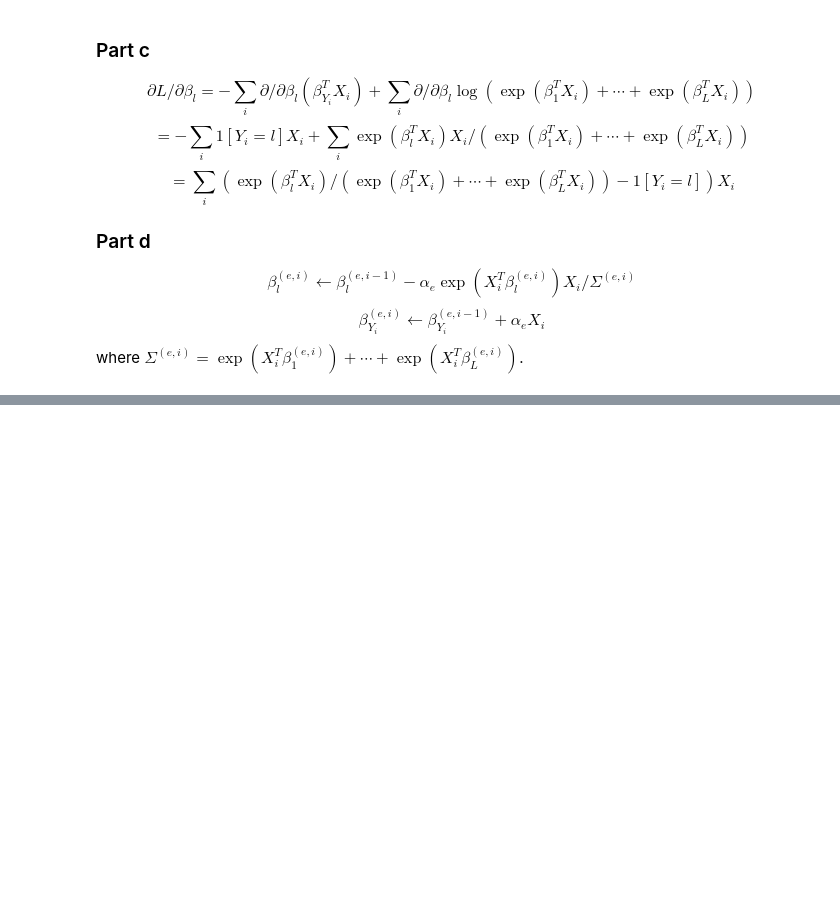
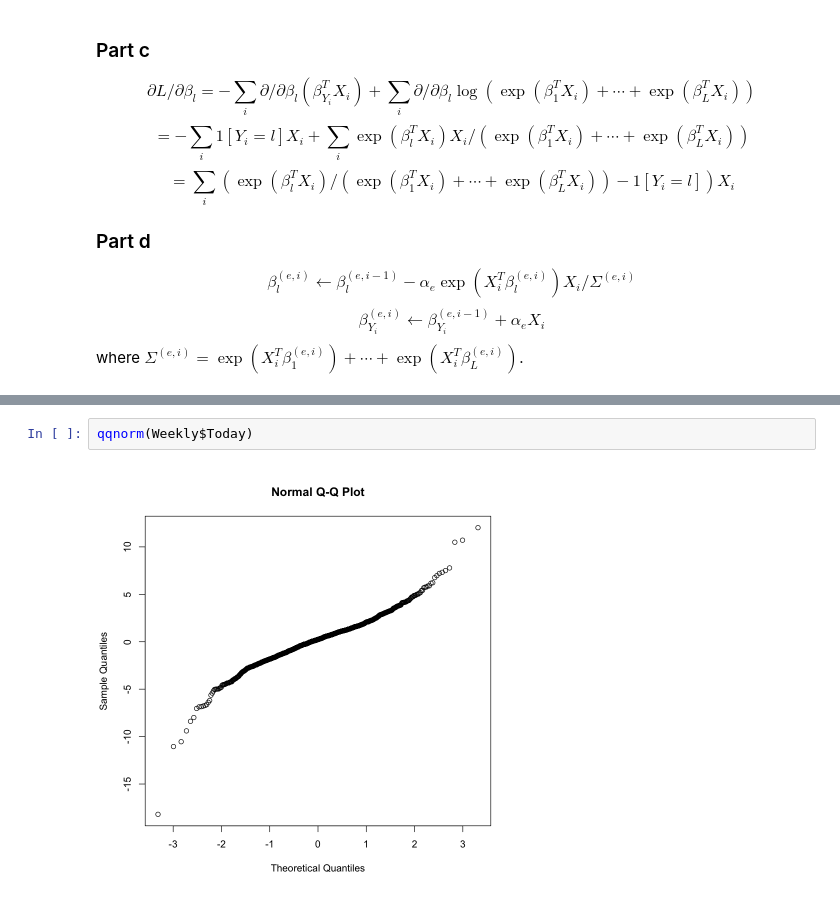
Before and after one commit to walkin-through-the-forest/ST443, a Jupyter notebook: hw03.ipynb, the cells around one changed output, grey strips where cells are left out. Saved outputs shown, nothing was run; the diff lists cells and outputs as text; blank space fills up the shorter version.

```diff
--- a/hw03.ipynb
+++ b/hw03.ipynb
@@ -54,0 +82,4 @@ where $\Sigma^{(e, i)} = \exp(X_i^T \beta^{(e, i)}_1) + \cdots + \exp(X_i^T \bet
+# %%
+qqnorm(Weekly$Today)
+# %% [output]
+[figure, added]
```
Also changed, not shown: parts of 17 cells of this notebook, 2 other files.
